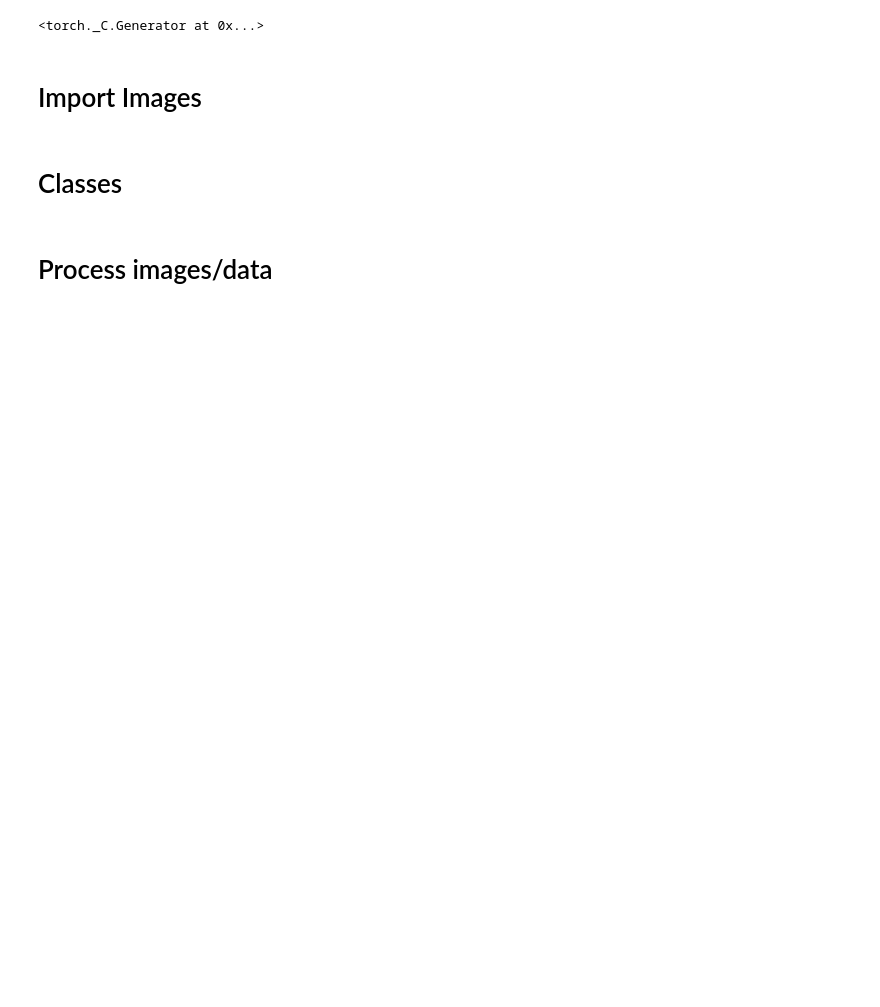
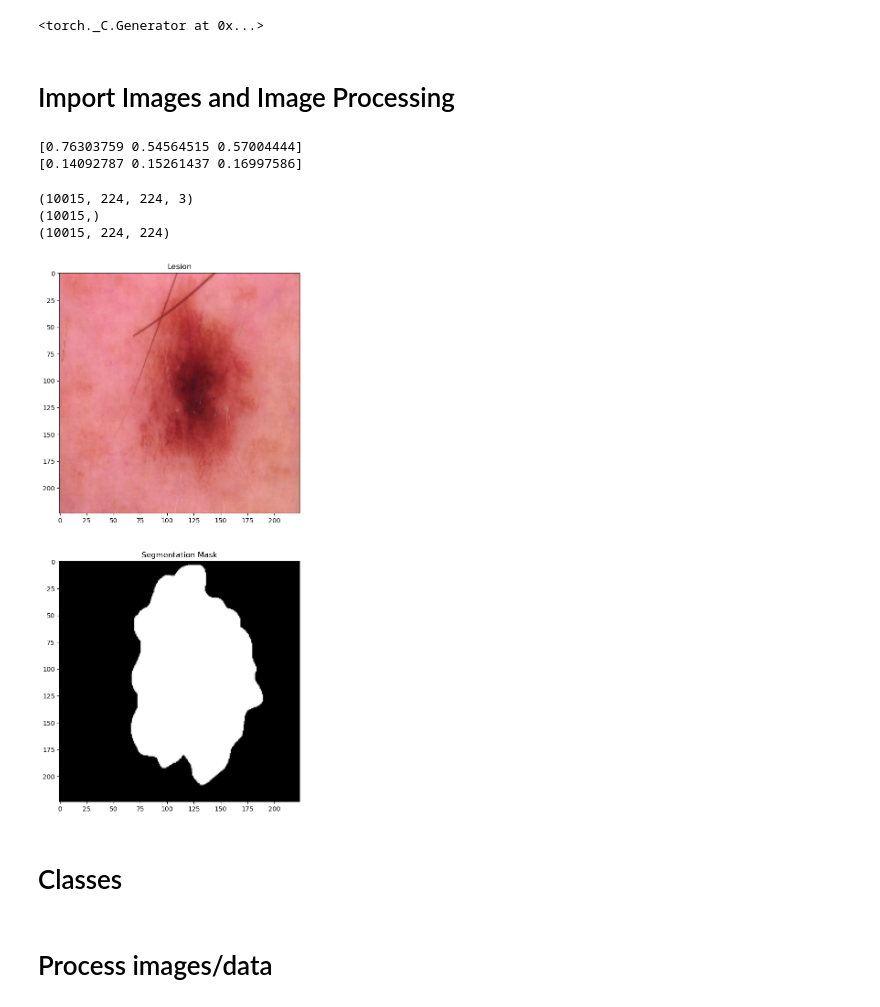
Before and after one commit to JamesC585/HAM10000, a Jupyter notebook: Resnet50.ipynb, the cells around one changed output. Saved outputs shown, nothing was run; the diff lists cells and outputs as text; code cells hidden in the pictures; blank space fills up the shorter version.

```diff
--- a/Resnet50.ipynb
+++ b/Resnet50.ipynb
@@ -16,18 +19,20 @@ torch.manual_seed(5)
 # %% [output]
 <torch._C.Generator at 0x...>
 # %% [markdown]
-# Import Images
+# Import Images and Image Processing
 # %%
-image_dir_p1 = "C:/Users/Derp/Documents/CS 184A BioAi/Project/HAM10000_img/HAM10000_images_part_1"
-image_dir_p2 = "C:/Users/Derp/Documents/CS 184A BioAi/Project/HAM10000_img/HAM10000_images_part_2"
-image_dir_p3 = "C:/Users/Derp/Documents/CS 184A BioAi/Project/HAM10000_img/HAM10000_segmentations_lesion_tschandl/HAM10000_segmentations_lesion_tschandl"
+filepath = os.getcwd()
+
+image_dir_p1 = os.path.join(filepath, "HAM10000_img/HAM10000_images_part_1")
+image_dir_p2 = os.path.join(filepath, "HAM10000_img/HAM10000_images_part_2")
+image_dir_p3 = os.path.join(filepath, "HAM10000_img/HAM10000_segmentations_lesion_tschandl/HAM10000_segmentations_lesion_tschandl")
 
 image_list = []
 name_list = []
-
 seg_list = []
 segname_list = []
-#Load Images(450, 600, 3)
+
+#Load Images P1(450, 600, 3)
 for images in os.listdir(image_dir_p1):
     image = os.path.join(image_dir_p1, images)
     image = cv2.imread(image)
@@ -37,7 +42,7 @@ for images in os.listdir(image_dir_p1):
     name_list.append(images[:-4])
     image_list.append(image)
 
-# #Load Images
+#Load Images P2(450, 600, 3)
 for images in os.listdir(image_dir_p2):
     image = os.path.join(image_dir_p2, images)
     image = cv2.imread(image)
@@ -48,7 +53,7 @@ for images in os.listdir(image_dir_p2):
     image_list.append(image)
 
 
-#Load Segmentation Images
+# Load Segmentation Images
 for images in os.listdir(image_dir_p3):
     image = os.path.join(image_dir_p3, images)
     image = cv2.imread(image)
@@ -57,6 +62,44 @@ for images in os.listdir(image_dir_p3):
 
     segname_list.append(images[:-17])
     seg_list.append(image)
+# %%
+#Normalize image_list (0-255) to (0-1)
+image_list = (np.array(image_list).astype(float)/255.0)
+# %%
+#Compute Image Mean for later Data Augmentation
+
+#Compute mean for each image (10015, 224, 224, 3) -> (10015, 3)
+img_mean = image_list.mean(axis=(1,2))
+
+#Compute mean for all images on RGB Channel
+norm_mean = img_mean.mean(axis = 0)
+#Compute std dev for all images on RGB Channel
+norm_std = image_list.reshape(10015*224*224, 3).std(axis = 0)
+print(norm_mean)
+print(norm_std)
+# %% [output]
+[0.76303759 0.54564515 0.57004444]
+[0.14092787 0.15261437 0.16997586]
+# %%
+#Image list should be (10015, 224, 224)
+print(np.array(image_list).shape)
+#Name List should be (10015)
+print(np.array(name_list).shape)
+#Binary Segmentation Mask should be (10015, 224, 224)
+print(np.array(seg_list).shape)
+# %% [output]
+(10015, 224, 224, 3)
+(10015,)
+(10015, 224, 224)
+# %%
+fig, ax = plt.subplots(2, figsize=(8, 15))
+ax[0].imshow(image_list[0])
+ax[0].set_title("Lesion")
+ax[1].imshow(seg_list[0], cmap = "gray")
+ax[1].set_title("Segmentation Mask")
+plt.show()
+# %% [output]
+[figure, added]
 # %% [markdown]
 # Classes
 # %%
```
Also changed, not shown: parts of 40 cells of this notebook.
